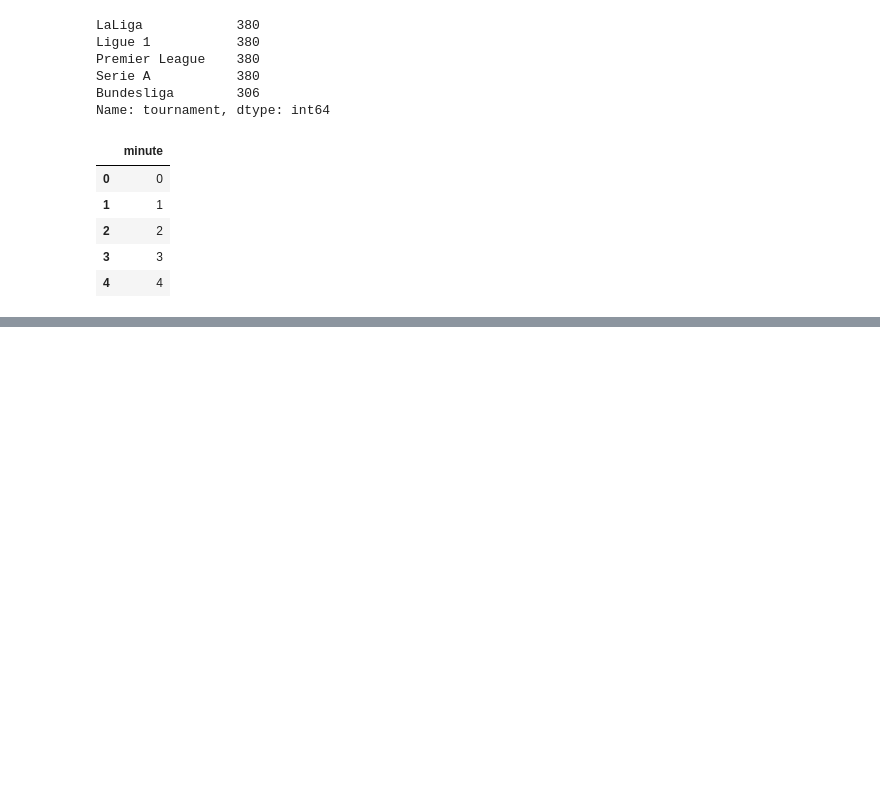
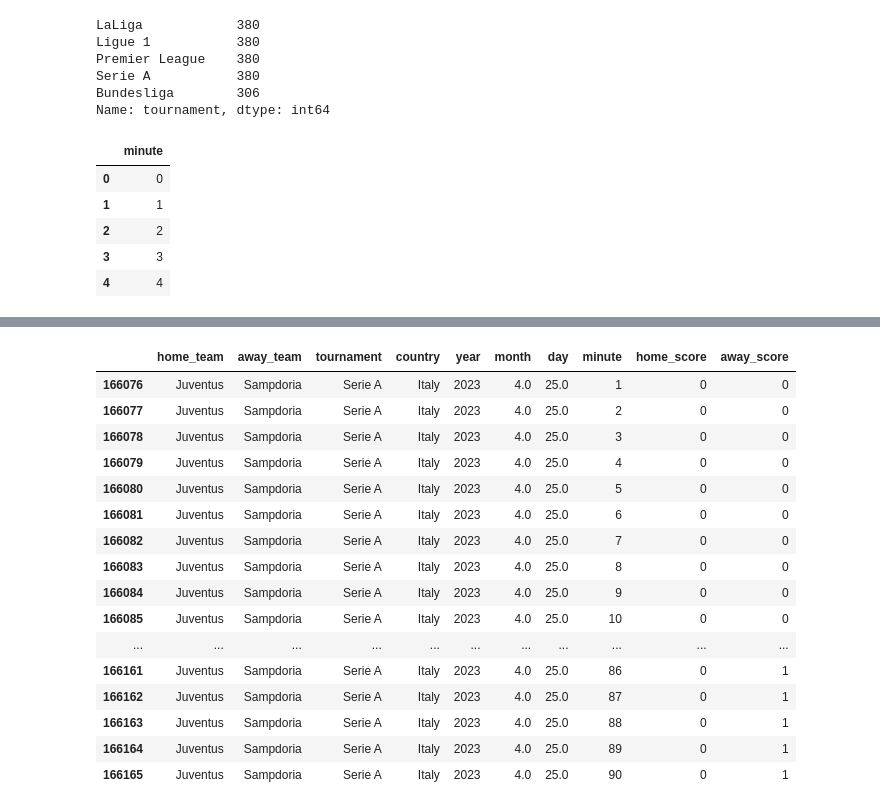
Before and after one commit to MandarParkar/DBA-Project, a Jupyter notebook: Historical Data Creation.ipynb, the cells around one changed output, grey strips where cells are left out. Saved outputs shown, nothing was run; the diff lists cells and outputs as text; code cells hidden in the pictures; blank space fills up the shorter version.

Commit message:
data split

```diff
--- a/Historical Data Creation.ipynb
+++ b/Historical Data Creation.ipynb
@@ -261,0 +167,7 @@ df_cross.to_csv('.')
+# %%
+month = pd.DataFrame(np.arange(1, 13, 1), columns=['month'])
+day = pd.DataFrame(np.arange(1, 32, 1), columns=['day'])
+date_df = month.merge(day, how='cross')
+date_df = date_df.loc[~(((date_df.month==2) & (date_df.day>28)) |
+                        ((date_df.month.isin([4, 6, 9, 11])) & (date_df.day>30))), :].reset_index()
+date_df
@@ -261,0 +192,26 @@ df_cross.to_csv('.')
+# %%
+taken_dict = {}
+df_list = []
+for year in range(2005, 2024, 1):
+    df_out = copy.deepcopy(df_cross)
+    df_out['year'] = year
+    taken_dict = {}
+    for idx, row in df_cross.iterrows():
+        if row['home_team'] not in taken_dict:
+            taken_dict[row['home_team']] = set()
+        if row['away_team'] not in taken_dict:
+            taken_dict[row['away_team']] = set()
+
+        date = date_df.sample(1).copy()
+
+        while (int(date['month']), int(date['day'])) in taken_dict[row['home_team']] or (int(date['month']), int(date['day'])) in taken_dict[row['away_team']]:
+            date = date_df.sample(1).copy()
+        df_out.loc[idx, 'month'] = int(date['month'])
+        df_out.loc[idx, 'day'] = int(date['day'])
+
+
+        taken_dict[row['home_team']].add((int(date['month']), int(date['day'])))
+        taken_dict[row['away_team']].add((int(date['month']), int(date['day'])))
+    df_list.append(df_out.merge(minutes_df, how='cross'))
+
+df_out = pd.concat(df_list)
@@ -261,0 +236,30 @@ df_cross.to_csv('.')
+# %%
+df_out['home_score'] = np.random.choice([0, 1], size=len(df_out), p=[0.99, 0.01])
+df_out['away_score'] = np.random.choice([0, 1], size=len(df_out), p=[0.99, 0.01])
+df_out.loc[df_out.minute==0, 'home_score'] = 0
+df_out.loc[df_out.minute==0, 'away_score'] = 0
+# %%
+df_out['home_score'] = df_out.groupby(list(df_out.columns.drop(['minute', 'home_score',
+                                                                 'away_score'])))['home_score'].cumsum()
+df_out['away_score'] = df_out.groupby(list(df_out.columns.drop(['minute', 'home_score',
+                                                                 'away_score'])))['away_score'].cumsum()
+# %%
+df_out.tail(90)
+# %% [output]
+|  | home_team | away_team | tournament | country | year | month | day | minute | home_score | away_score |
+| 166076 | Juventus | Sampdoria | Serie A | Italy | 2023 | 4.0 | 25.0 | 1 | 0 | 0 |
+| 166077 | Juventus | Sampdoria | Serie A | Italy | 2023 | 4.0 | 25.0 | 2 | 0 | 0 |
+| 166078 | Juventus | Sampdoria | Serie A | Italy | 2023 | 4.0 | 25.0 | 3 | 0 | 0 |
+| 166079 | Juventus | Sampdoria | Serie A | Italy | 2023 | 4.0 | 25.0 | 4 | 0 | 0 |
+| 166080 | Juventus | Sampdoria | Serie A | Italy | 2023 | 4.0 | 25.0 | 5 | 0 | 0 |
+| 166081 | Juventus | Sampdoria | Serie A | Italy | 2023 | 4.0 | 25.0 | 6 | 0 | 0 |
+| 166082 | Juventus | Sampdoria | Serie A | Italy | 2023 | 4.0 | 25.0 | 7 | 0 | 0 |
+| 166083 | Juventus | Sampdoria | Serie A | Italy | 2023 | 4.0 | 25.0 | 8 | 0 | 0 |
+| 166084 | Juventus | Sampdoria | Serie A | Italy | 2023 | 4.0 | 25.0 | 9 | 0 | 0 |
+| 166085 | Juventus | Sampdoria | Serie A | Italy | 2023 | 4.0 | 25.0 | 10 | 0 | 0 |
+| ... | ... | ... | ... | ... | ... | ... | ... | ... | ... | ... |
+| 166161 | Juventus | Sampdoria | Serie A | Italy | 2023 | 4.0 | 25.0 | 86 | 0 | 1 |
+| 166162 | Juventus | Sampdoria | Serie A | Italy | 2023 | 4.0 | 25.0 | 87 | 0 | 1 |
+| 166163 | Juventus | Sampdoria | Serie A | Italy | 2023 | 4.0 | 25.0 | 88 | 0 | 1 |
+| 166164 | Juventus | Sampdoria | Serie A | Italy | 2023 | 4.0 | 25.0 | 89 | 0 | 1 |
+| 166165 | Juventus | Sampdoria | Serie A | Italy | 2023 | 4.0 | 25.0 | 90 | 0 | 1 |
```
Also changed, not shown: parts of 18 cells of this notebook, 2 other files.
